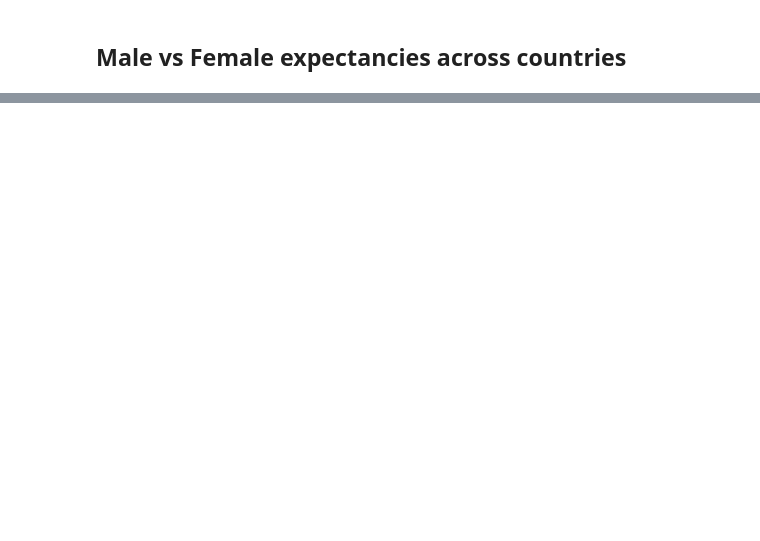
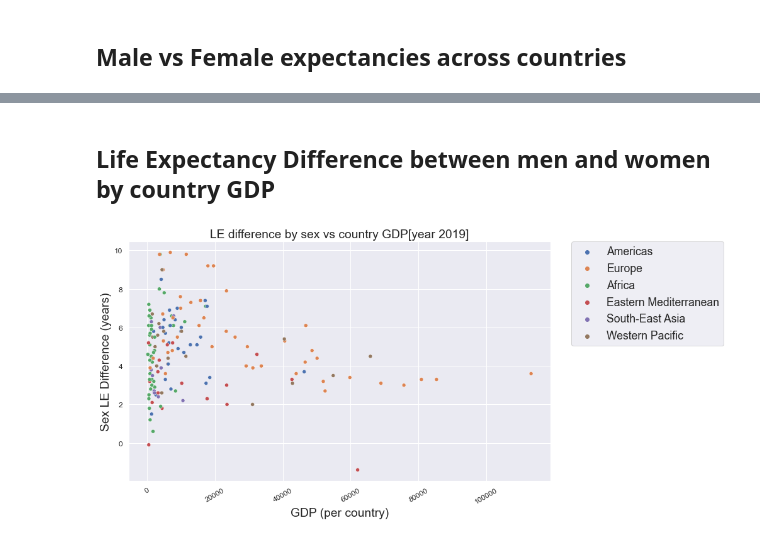
Before and after one commit to Rodrigo-gon-pul/data_science_projects, a Jupyter notebook: life_expectancy/main.ipynb, the cells around one changed output, grey strips where cells are left out. Cells and saved outputs as stored; diff of their text form; code cells hidden in the pictures; blank space fills up the shorter version.

```diff
--- a/life_expectancy/main.ipynb
+++ b/life_expectancy/main.ipynb
@@ -188,0 +233,3 @@ plt.show()
+# %%
+GDP = pd.read_csv('GDP_per_capita.csv')
+GDP.head(15)
@@ -188,0 +253,6 @@ plt.show()
+# %%
+GDP.drop_duplicates()
+GDP.columns = map(str.lower, GDP.columns)
+GDP.columns = GDP.columns.str.replace(' ','_')
+GDP = GDP.rename(columns={'country_name': 'country'})
+GDP.info()
@@ -188,0 +273,29 @@ plt.show()
+# %% [markdown]
+## Life Expectancy Difference between men and women by country GDP
+# %%
+
+life_expectancy_only_countries = life_expectancy[life_expectancy.who_region != "Global"]
+life_expectancy_only_countries_bysex = life_expectancy_only_countries[life_expectancy_only_countries.sex != "Both sexes"]
+life_expectancy_only_countries_bysex_2019 = life_expectancy_only_countries_bysex[life_expectancy_only_countries_bysex.year == 2019]
+le_2019_male = life_expectancy_only_countries_bysex_2019[life_expectancy_only_countries_bysex_2019.sex == 'Male']
+le_2019_female = life_expectancy_only_countries_bysex_2019[life_expectancy_only_countries_bysex_2019.sex == 'Female']
+
+le_2019 = pd.merge(le_2019_male,le_2019_female, on='country')
+le_2019['diff'] = le_2019.display_value_y - le_2019.display_value_x
+
+GDP = GDP.rename(columns={'country_name':'country'})
+le_gdp_2019= pd.merge(le_2019[['who_region_x','country','diff']], GDP[['country','2019']], on='country', how='left' )
+# %%
+sns.set(font_scale = 1.6)
+plt.figure(figsize=(12,7))
+
+
+scatter = sns.scatterplot(data=le_gdp_2019, x='2019', y='diff', hue='who_region_x')
+plot_title= 'LE difference by sex vs country GDP [year 2019]'
+scatter.set(xlabel='GDP (per country)', ylabel='Sex LE Difference (years)', title=plot_title)
+plt.xticks(rotation=30, fontsize=12)
+plt.yticks(fontsize=12)
+plt.legend(bbox_to_anchor=(1.05, 1), loc=2, borderaxespad=0.)
+plt.show()
+# %% [output]
+[figure, added]
```
Also changed, not shown: parts of 12 cells of this notebook, 1 other file.
